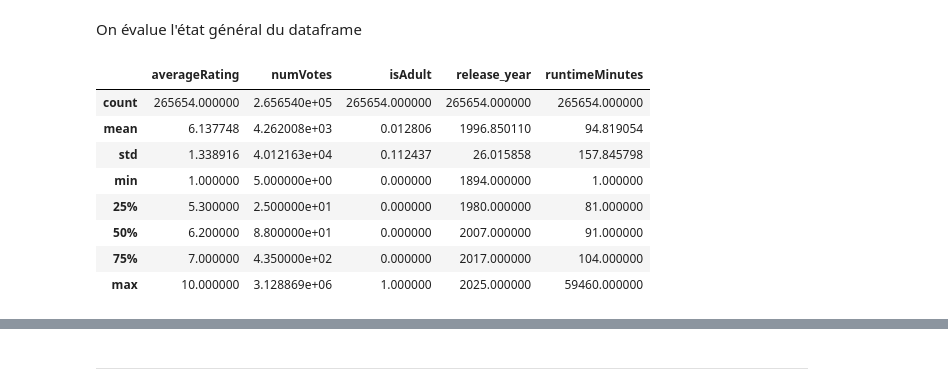
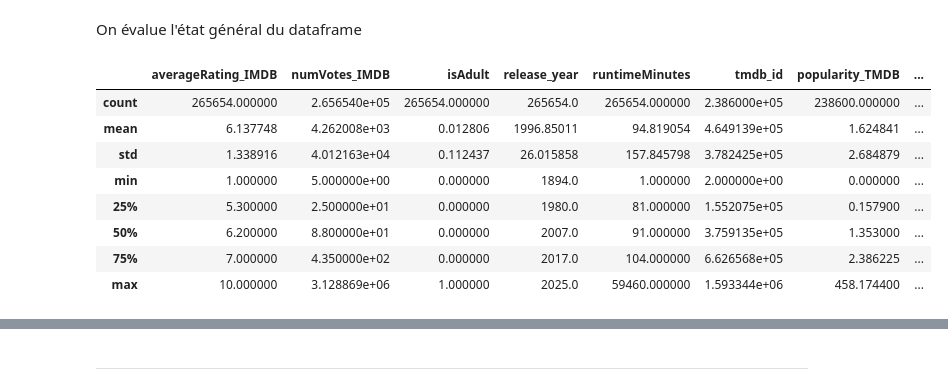
Before and after one commit to enzo-joly/projet_python_films, a Jupyter notebook: Data analysis/analysis_IMDB_ratings.ipynb, the cells around one changed output, grey strips where cells are left out. Drawn from its saved outputs; the diff is of its cells as text; code cells hidden in the pictures.

```diff
--- a/Data analysis/analysis_IMDB_ratings.ipynb
+++ b/Data analysis/analysis_IMDB_ratings.ipynb
@@ -19,14 +11,15 @@ df_ratings_imdb.head() #contrôle
 # %% [markdown]
 On évalue l'état général du dataframe
 # %%
+df_ratings_imdb=pd.read_parquet('/Users/gustavetremey/Desktop/projet_python_films/projet_python_films/Data processing/data_IMDB_TMDB_join.parquet')
 df_ratings_imdb.describe()
 # %% [output]
-|  | averageRating | numVotes | isAdult | release_year | runtimeMinutes |
-| count | 265654.000000 | 2.656540e+05 | 265654.000000 | 265654.000000 | 265654.000000 |
-| mean | 6.137748 | 4.262008e+03 | 0.012806 | 1996.850110 | 94.819054 |
-| std | 1.338916 | 4.012163e+04 | 0.112437 | 26.015858 | 157.845798 |
-| min | 1.000000 | 5.000000e+00 | 0.000000 | 1894.000000 | 1.000000 |
-| 25% | 5.300000 | 2.500000e+01 | 0.000000 | 1980.000000 | 81.000000 |
-| 50% | 6.200000 | 8.800000e+01 | 0.000000 | 2007.000000 | 91.000000 |
-| 75% | 7.000000 | 4.350000e+02 | 0.000000 | 2017.000000 | 104.000000 |
-| max | 10.000000 | 3.128869e+06 | 1.000000 | 2025.000000 | 59460.000000 |
+|  | averageRating_IMDB | numVotes_IMDB | isAdult | release_year | runtimeMinutes | tmdb_id | popularity_TMDB | ... |
+| count | 265654.000000 | 2.656540e+05 | 265654.000000 | 265654.0 | 265654.000000 | 2.386000e+05 | 238600.000000 | ... |
+| mean | 6.137748 | 4.262008e+03 | 0.012806 | 1996.85011 | 94.819054 | 4.649139e+05 | 1.624841 | ... |
+| std | 1.338916 | 4.012163e+04 | 0.112437 | 26.015858 | 157.845798 | 3.782425e+05 | 2.684879 | ... |
+| min | 1.000000 | 5.000000e+00 | 0.000000 | 1894.0 | 1.000000 | 2.000000e+00 | 0.000000 | ... |
+| 25% | 5.300000 | 2.500000e+01 | 0.000000 | 1980.0 | 81.000000 | 1.552075e+05 | 0.157900 | ... |
+| 50% | 6.200000 | 8.800000e+01 | 0.000000 | 2007.0 | 91.000000 | 3.759135e+05 | 1.353000 | ... |
+| 75% | 7.000000 | 4.350000e+02 | 0.000000 | 2017.0 | 104.000000 | 6.626568e+05 | 2.386225 | ... |
+| max | 10.000000 | 3.128869e+06 | 1.000000 | 2025.0 | 59460.000000 | 1.593344e+06 | 458.174400 | ... |
```
Also changed, not shown: parts of 16 cells of this notebook.
